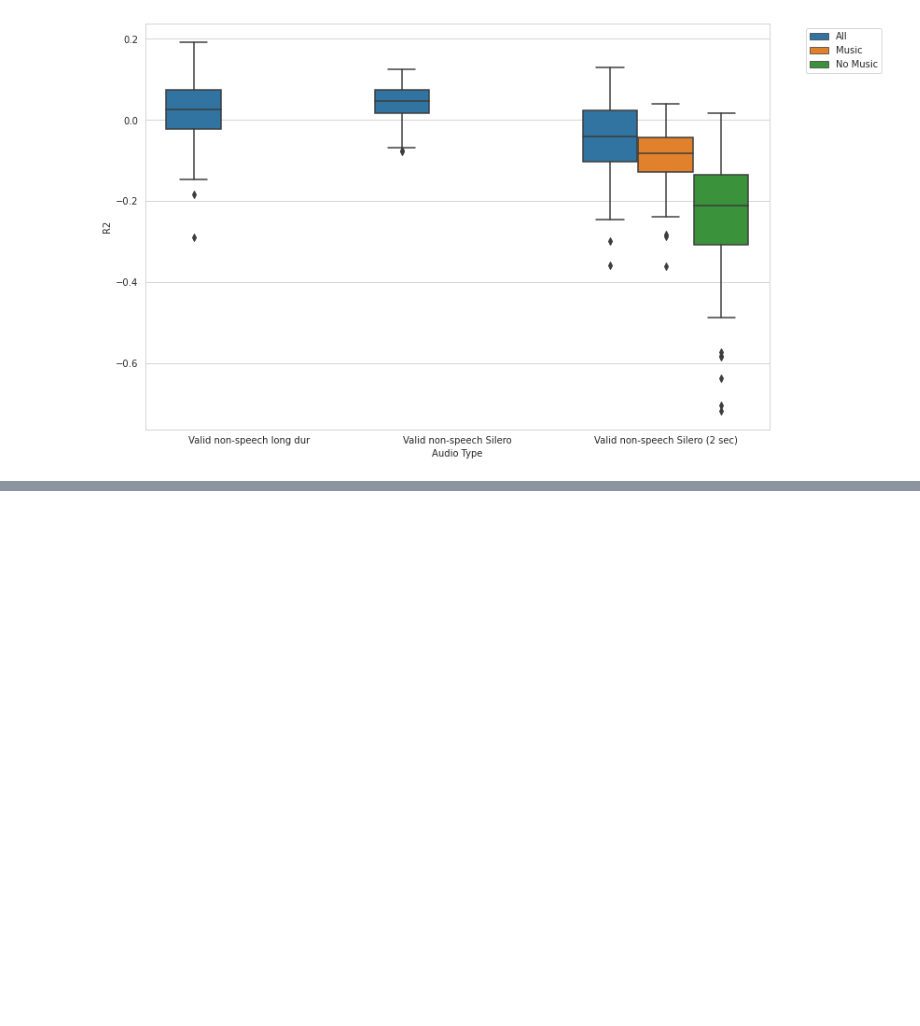
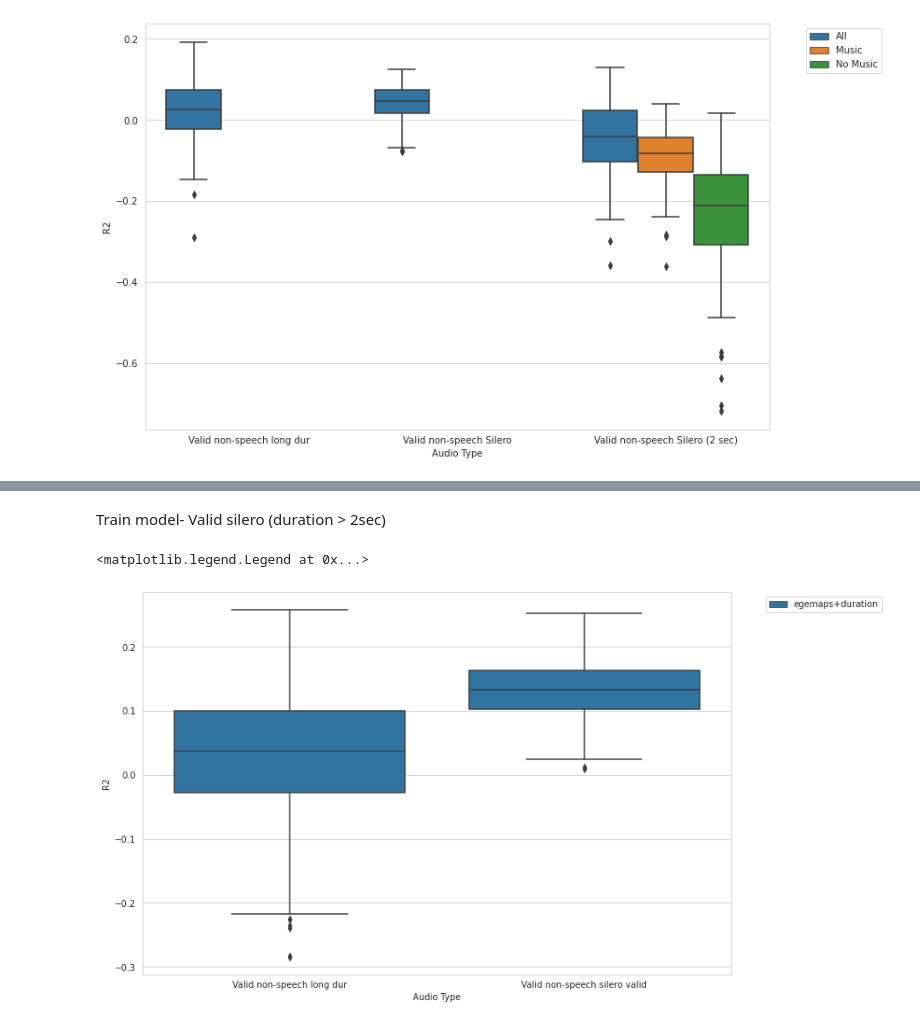
Before and after one commit to germanbarchi/OCEAN-TRUST, a Jupyter notebook: draft_experiments/manual_annotations_no_speech_in_music.ipynb, the cells around one changed output, grey strips where cells are left out. Drawn from its saved outputs; the diff is of its cells as text; code cells hidden in the pictures; blank space fills up the shorter version.

```diff
--- a/draft_experiments/manual_annotations_no_speech_in_music.ipynb
+++ b/draft_experiments/manual_annotations_no_speech_in_music.ipynb
@@ -276,0 +292,37 @@ plt.legend(bbox_to_anchor=(1.05, 1), loc=2)
+# %%
+label_tags=['extraversion', 'neuroticism','agreeableness', 'conscientiousness', 'openness']
+feature_tags=feat_silero_valid_dur.columns[~feat_silero_valid_dur.columns.isin(['Name','Part','filename'])]
+# %% [markdown]
+Train model- Valid silero (duration > 2sec)
+# %%
+warnings.filterwarnings('ignore')
+df_final_ld_duration=pd.DataFrame()
+for i in tqdm.tqdm(range(100)):
+    df_metrics_ld_duration,feature_importance_ld_duration,y_val_ld_duration=modeling.cross_val(df_long_dur,feature_tags,label_tags)
+    df_metrics_ld_duration['seed']=i
+    df_metrics_ld_duration['filter']='All'
+    df_metrics_ld_duration['audio_type']='Valid non-speech long dur'
+    df_final_ld_duration=pd.concat([df_final_ld_duration,df_metrics_ld_duration])
+# %%
+warnings.filterwarnings('ignore')
+df_final_silero_valid_duration=pd.DataFrame()
+for i in tqdm.tqdm(range(100)):
+    df_metrics_silero_valid_duration,feature_importance_silero_valid_duration,y_val_silero_valid_duration=modeling.cross_val(df_silero_valid,feature_tags,label_tags)
+    df_metrics_silero_valid_duration['seed']=i
+    df_metrics_silero_valid_duration['filter']='All'
+    df_metrics_silero_valid_duration['audio_type']='Valid non-speech silero valid'
+    df_final_silero_valid_duration=pd.concat([df_final_silero_valid_duration,df_metrics_silero_valid_duration])
+# %%
+df_final_ld_duration.loc[:,'feature']='egemaps+duration'
+df_final_silero_valid_duration.loc[:,'feature']='egemaps+duration'
+df_duration=pd.concat([df_final_ld_duration,df_final_silero_valid_duration])
+# %%
+plt.figure(figsize=(12, 8))
+sns.set_style("whitegrid")
+ax=sns.boxplot(data=df_duration,x='audio_type',y='r2',hue='feature')
+ax.set(xlabel='Audio Type', ylabel='R2')
+plt.xticks(rotation=0)
+plt.legend(bbox_to_anchor=(1.05, 1), loc=2)
+# %% [output]
+<matplotlib.legend.Legend at 0x...>
+[figure, added]
```
Also changed, not shown: parts of 12 cells of this notebook, 4 other files.
